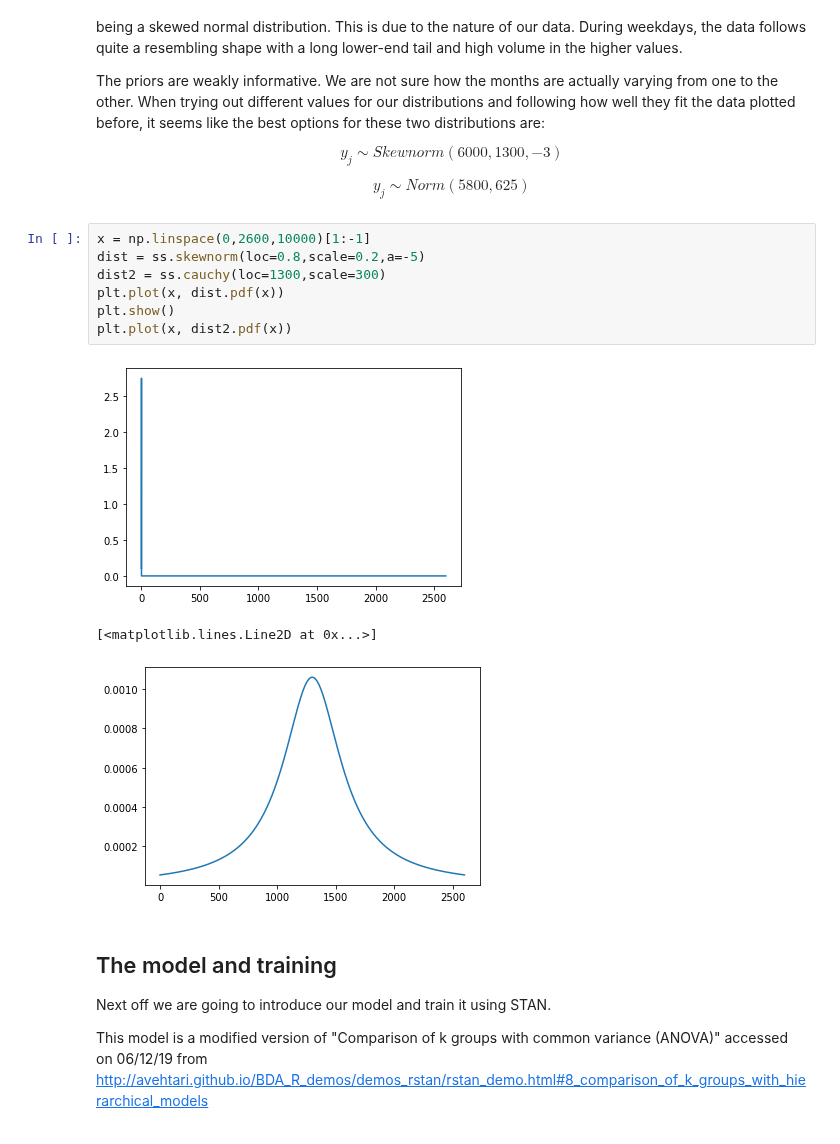
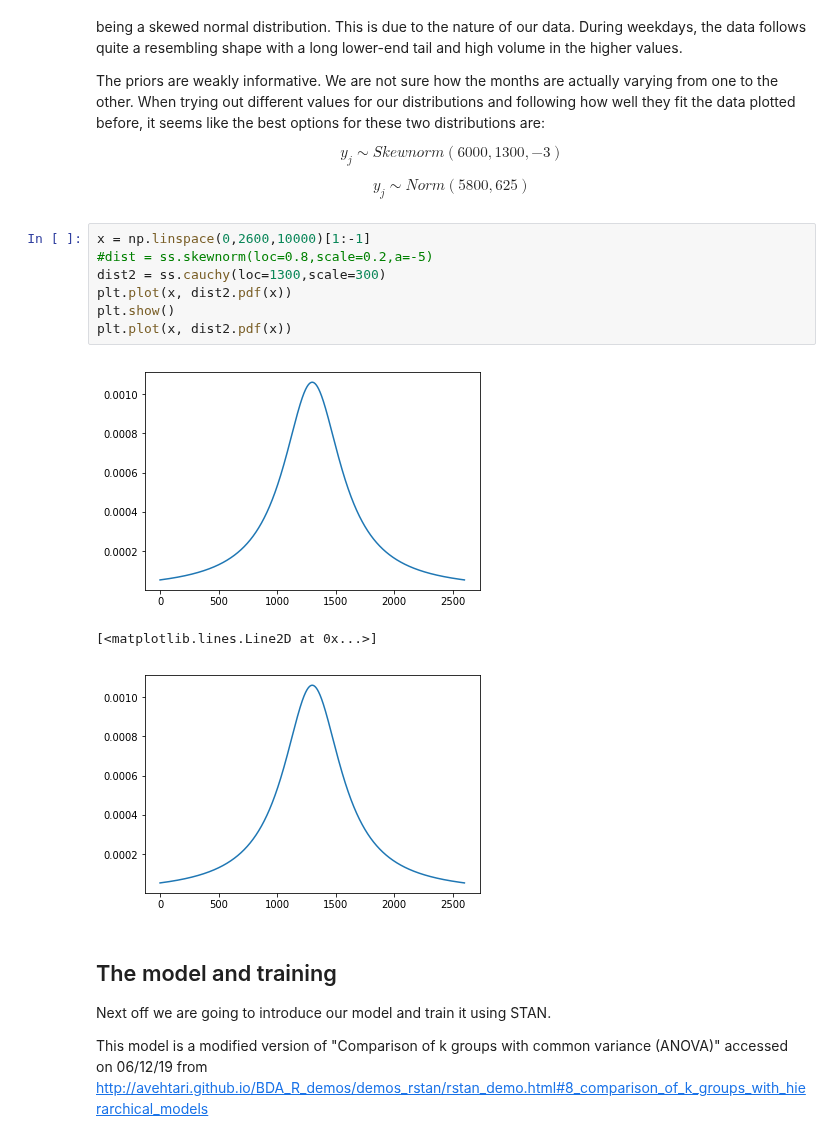
Before and after one commit to Lensku/BDA-Project-Otso-Lensku, a Jupyter notebook: Project.ipynb, the cells around one changed output. Saved outputs shown, nothing was run; the diff lists cells and outputs as text.

```diff
--- a/Project.ipynb
+++ b/Project.ipynb
@@ -209,15 +209,15 @@ $$y_j \sim Skewnorm(6000,1300,-3)$$
 $$y_j \sim Norm(5800,625)$$
 # %%
 x = np.linspace(0,2600,10000)[1:-1]
-dist = ss.skewnorm(loc=0.8,scale=0.2,a=-5)
+#dist = ss.skewnorm(loc=0.8,scale=0.2,a=-5)
 dist2 = ss.cauchy(loc=1300,scale=300)
-plt.plot(x, dist.pdf(x))
+plt.plot(x, dist2.pdf(x))
 plt.show()
 plt.plot(x, dist2.pdf(x))
 # %% [output]
-[figure, old version]
+[figure, new version]
 [<matplotlib.lines.Line2D at 0x...>]
-[figure, old version]
+[figure, new version]
 # %% [markdown]
 ## The model and training
 
```
Also changed, not shown: parts of 13 cells of this notebook.
